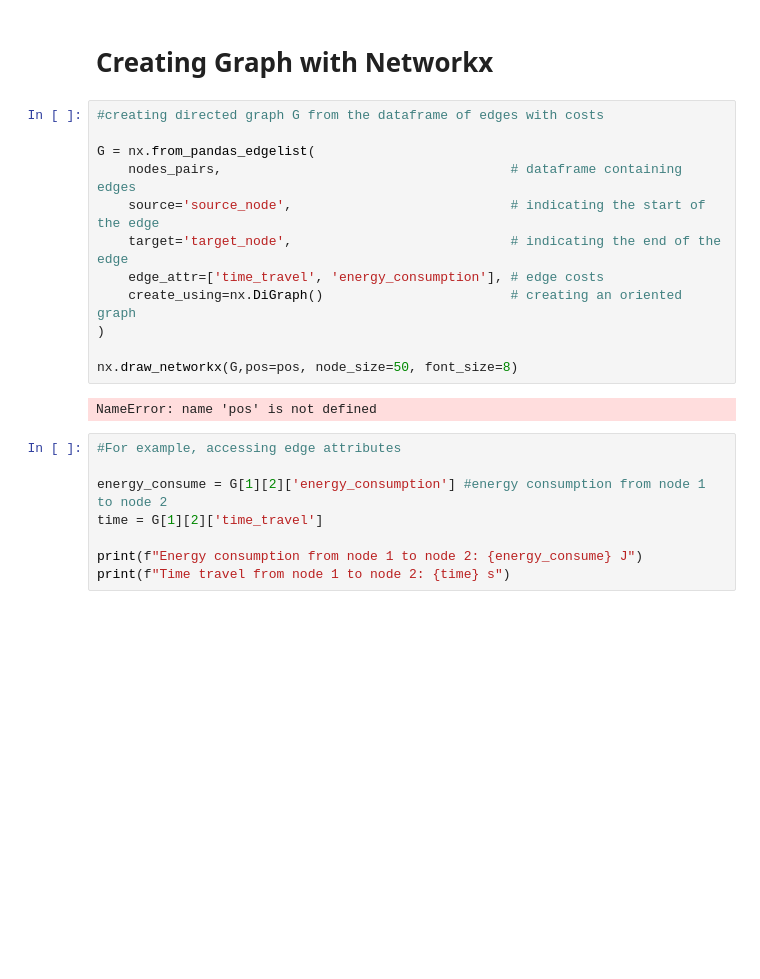
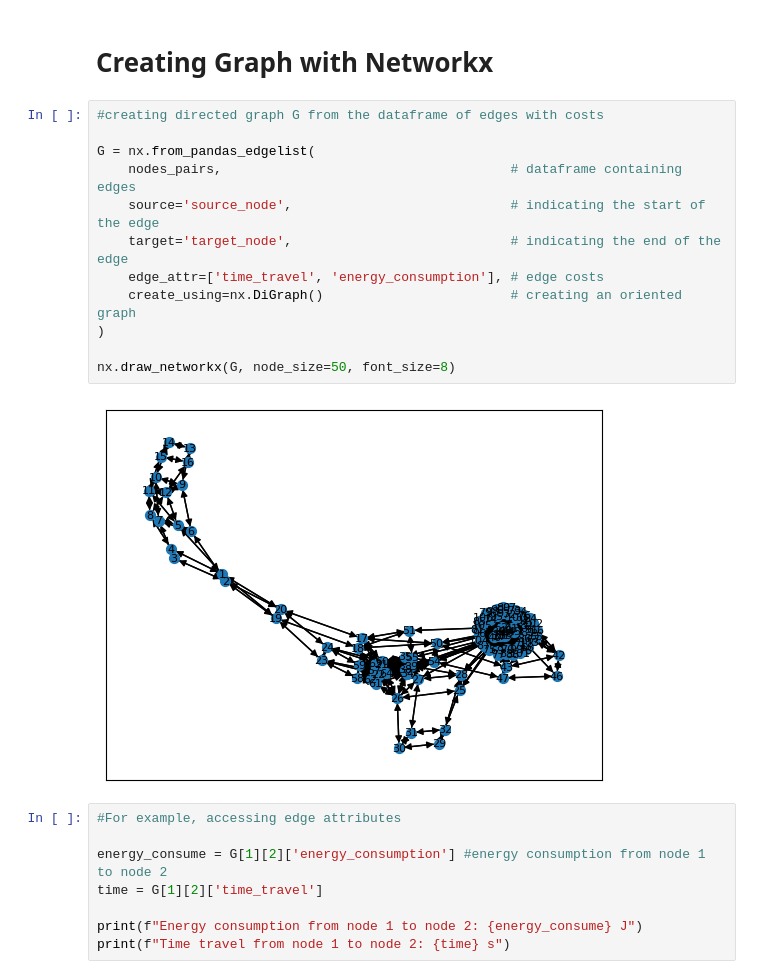
Before and after one commit to CompagnoniAndrea/drone-route-optimization, a Jupyter notebook: Big_project.ipynb, the cells around one changed output. Saved outputs shown, nothing was run; the diff lists cells and outputs as text; blank space fills up the shorter version.

```diff
--- a/Big_project.ipynb
+++ b/Big_project.ipynb
@@ -207,17 +208,17 @@ nodes_pairs.head(10)
 # %%
 #creating directed graph G from the dataframe of edges with costs
 
 G = nx.from_pandas_edgelist(
     nodes_pairs,                                     # dataframe containing edges
     source='source_node',                            # indicating the start of the edge
     target='target_node',                            # indicating the end of the edge
     edge_attr=['time_travel', 'energy_consumption'], # edge costs
     create_using=nx.DiGraph()                        # creating an oriented graph
 )
 
-nx.draw_networkx(G,pos=pos, node_size=50, font_size=8)
+nx.draw_networkx(G, node_size=50, font_size=8)
 # %% [output]
-NameError: name 'pos' is not defined
+[figure, added]
 # %%
 #For example, accessing edge attributes
 
```
Also changed, not shown: parts of 2 cells of this notebook.
